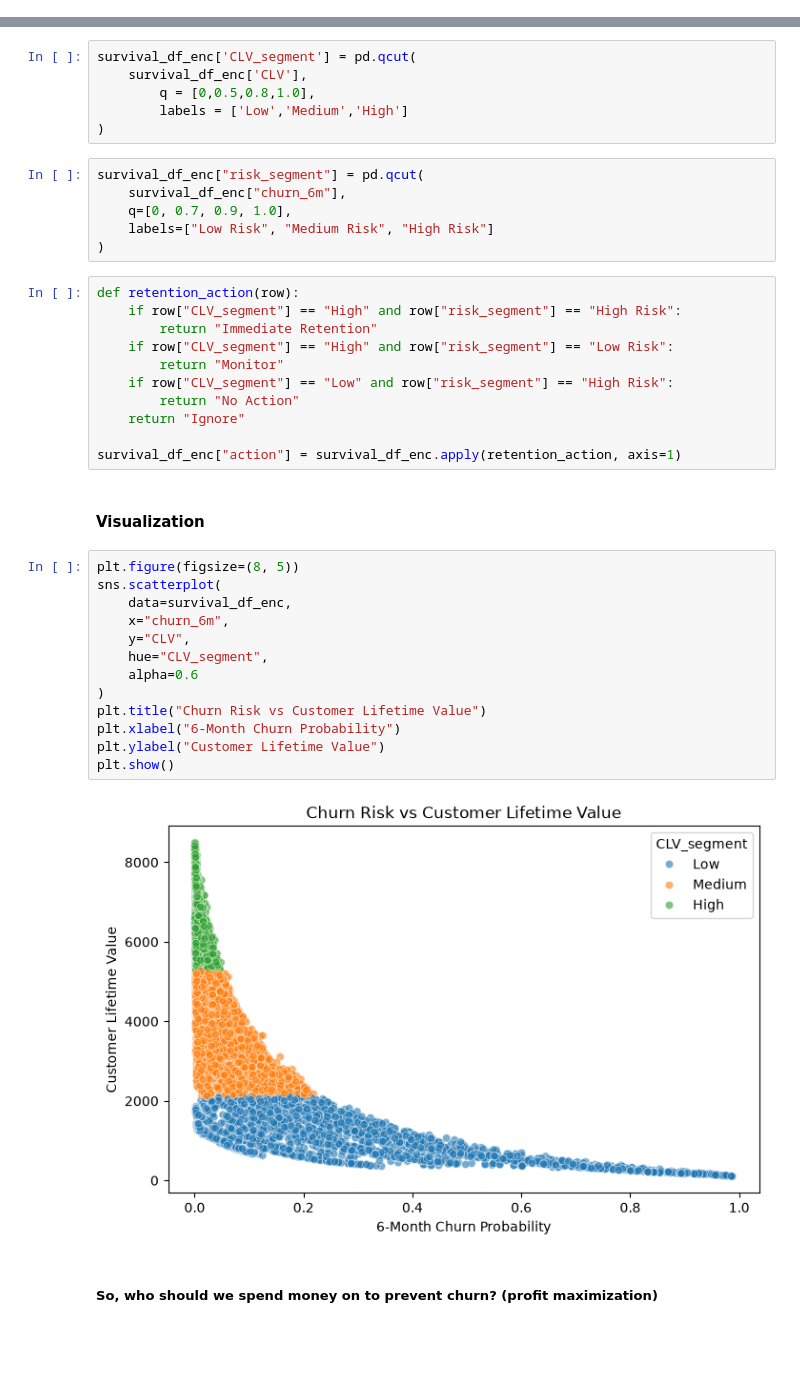
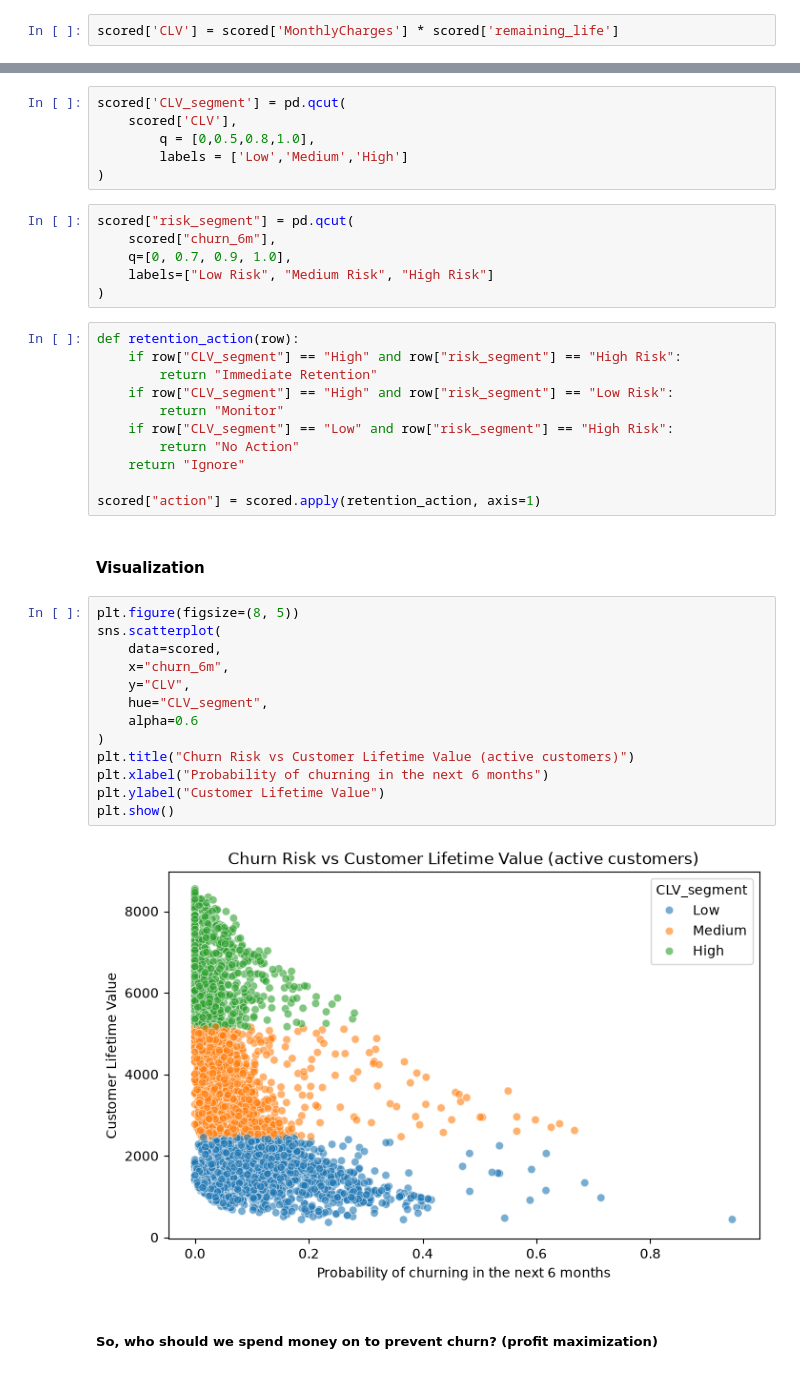
Before and after one commit to snehilojha/Profit-aware-customer-churn-and-retention-decision-system, a Jupyter notebook: src/main.ipynb, the cells around one changed output, grey strips where cells are left out. Saved outputs shown, nothing was run; the diff lists cells and outputs as text; blank space fills up the shorter version.

```diff
--- a/src/main.ipynb
+++ b/src/main.ipynb
@@ -675 +559,3 @@ survival_df_enc['CLV'] = (survival_df_enc['MonthlyCharges'] * survival_df_enc['e
+# %%
+scored['CLV'] = scored['MonthlyCharges'] * scored['remaining_life']
 # %%
@@ -692,12 +578,12 @@ survival_df_enc['CLV'].plot(kind = 'hist')
 # %%
-survival_df_enc['CLV_segment'] = pd.qcut(
-    survival_df_enc['CLV'],
+scored['CLV_segment'] = pd.qcut(
+    scored['CLV'],
         q = [0,0.5,0.8,1.0],
         labels = ['Low','Medium','High']
 )
 # %%
-survival_df_enc["risk_segment"] = pd.qcut(
-    survival_df_enc["churn_6m"],
+scored["risk_segment"] = pd.qcut(
+    scored["churn_6m"],
     q=[0, 0.7, 0.9, 1.0],
     labels=["Low Risk", "Medium Risk", "High Risk"]
 )
@@ -711,24 +597,24 @@ def retention_action(row):
         return "No Action"
     return "Ignore"
 
-survival_df_enc["action"] = survival_df_enc.apply(retention_action, axis=1)
+scored["action"] = scored.apply(retention_action, axis=1)
 # %% [markdown]
 #### Visualization
 # %%
 plt.figure(figsize=(8, 5))
 sns.scatterplot(
-    data=survival_df_enc,
+    data=scored,
     x="churn_6m",
     y="CLV",
     hue="CLV_segment",
     alpha=0.6
 )
-plt.title("Churn Risk vs Customer Lifetime Value")
-plt.xlabel("6-Month Churn Probability")
+plt.title("Churn Risk vs Customer Lifetime Value (active customers)")
+plt.xlabel("Probability of churning in the next 6 months")
 plt.ylabel("Customer Lifetime Value")
 plt.show()
 # %% [output]
-[figure, old version]
+[figure, new version]
 # %% [markdown]
 ##### So, who should we spend money on to prevent churn? (profit maximization)
 # %% [markdown]
```
Also changed, not shown: parts of 59 cells of this notebook, 1 other file.
